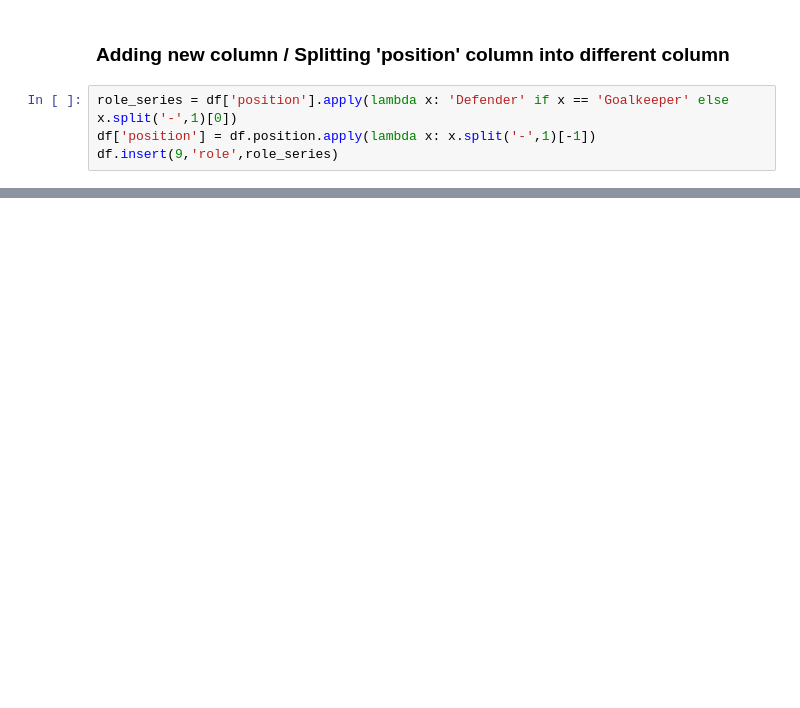
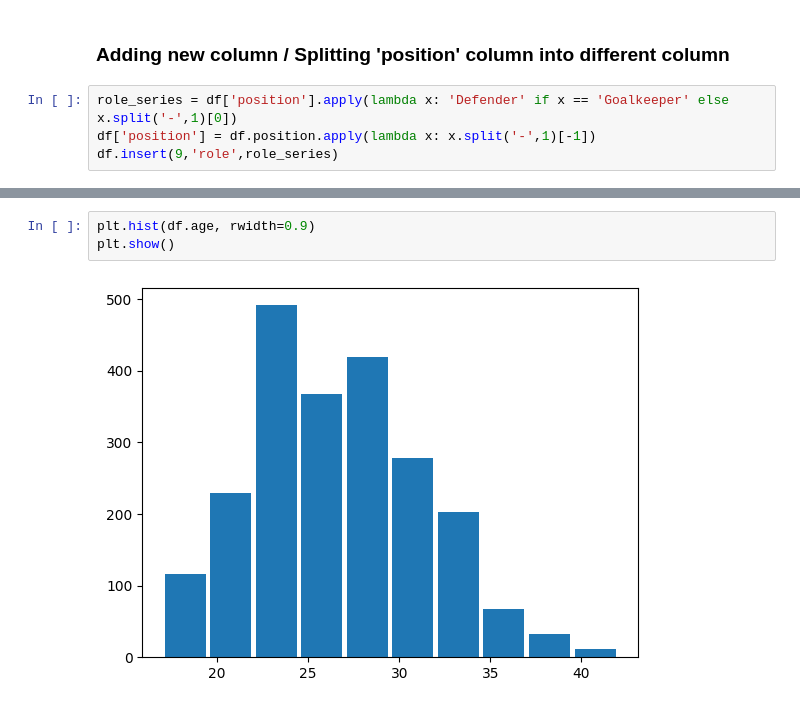
Before and after one commit to JayaWinata/Football-EDA, a Jupyter notebook: Football_EDA.ipynb, the cells around one changed output, grey strips where cells are left out. Cells and saved outputs as stored; diff of their text form; blank space fills up the shorter version.

```diff
--- a/Football_EDA.ipynb
+++ b/Football_EDA.ipynb
@@ -39,0 +83,5 @@ df.insert(9,'role',role_series)
+# %%
+plt.hist(df.age, rwidth=0.9)
+plt.show()
+# %% [output]
+[figure, added]
```
Also changed, not shown: parts of 16 cells of this notebook.
